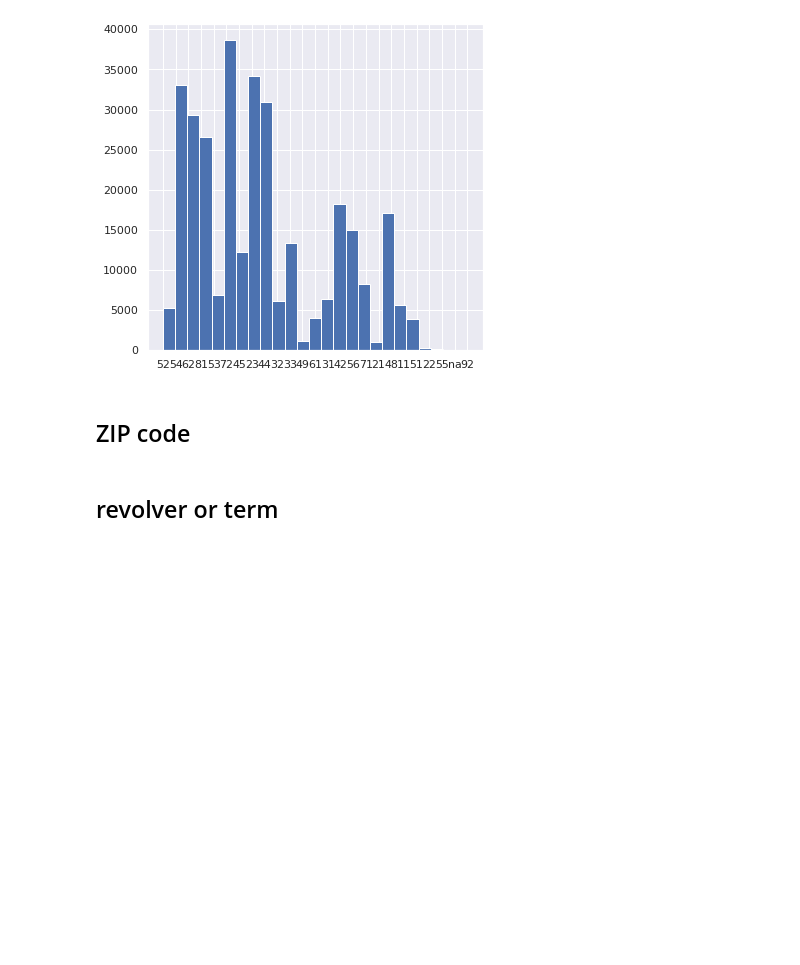
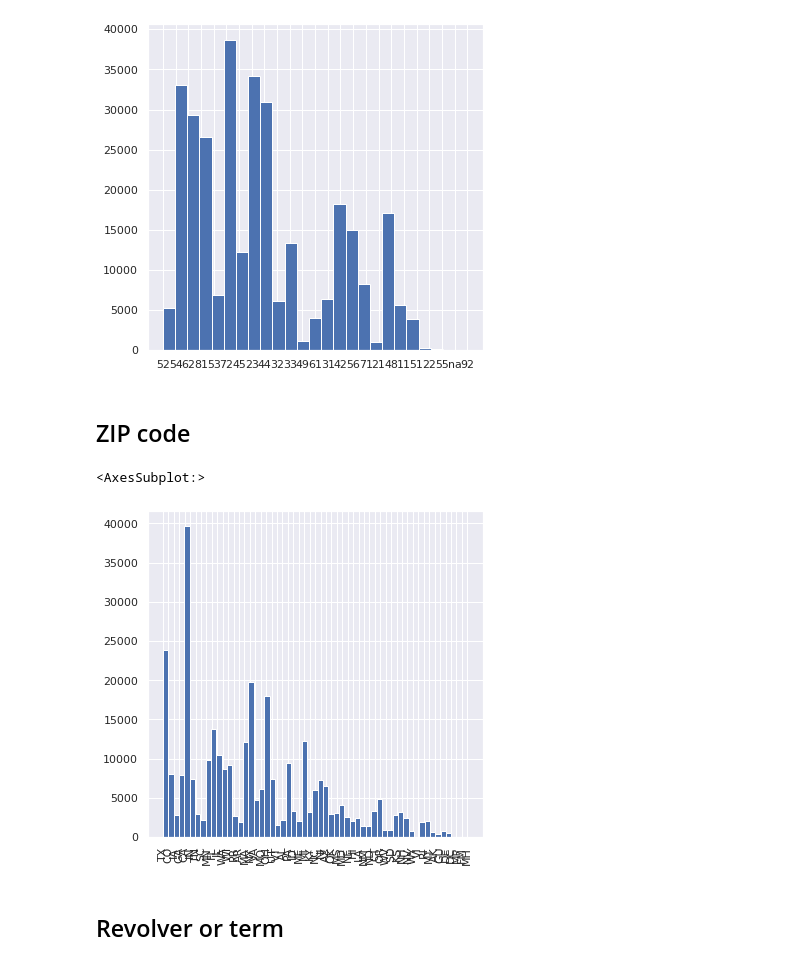
Before and after one commit to jhancuch/sba-loan-credit-analysis, a Jupyter notebook: eda/eda_sba_data.ipynb, the cells around one changed output. Cells and saved outputs as stored; diff of their text form; code cells hidden in the pictures; blank space fills up the shorter version.

```diff
--- a/eda/eda_sba_data.ipynb
+++ b/eda/eda_sba_data.ipynb
@@ -357,5 +357,10 @@ data_sub['NaicsCodeTwoDigit'].hist(bins=len(data_sub['NaicsCodeTwoDigit'].unique
 [figure]
 # %% [markdown]
 ## ZIP code
+# %%
+data_sub.BorrState.hist(bins=len(data_sub.BorrState.unique()), xrot = 90, figsize = (6, 6))
+# %% [output]
+<AxesSubplot:>
+[figure, added]
 # %% [markdown]
-## revolver or term
+## Revolver or term
```
Also changed, not shown: parts of 3 cells of this notebook.
